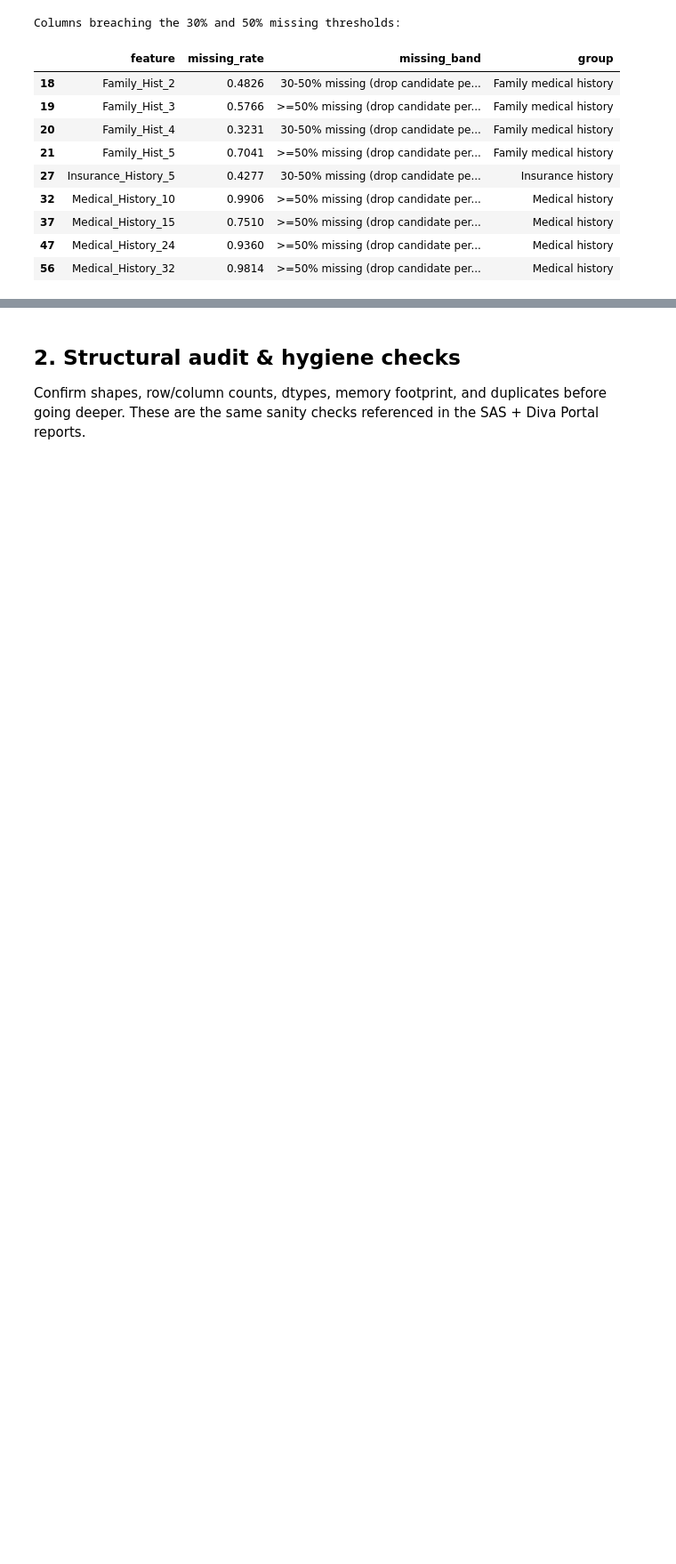
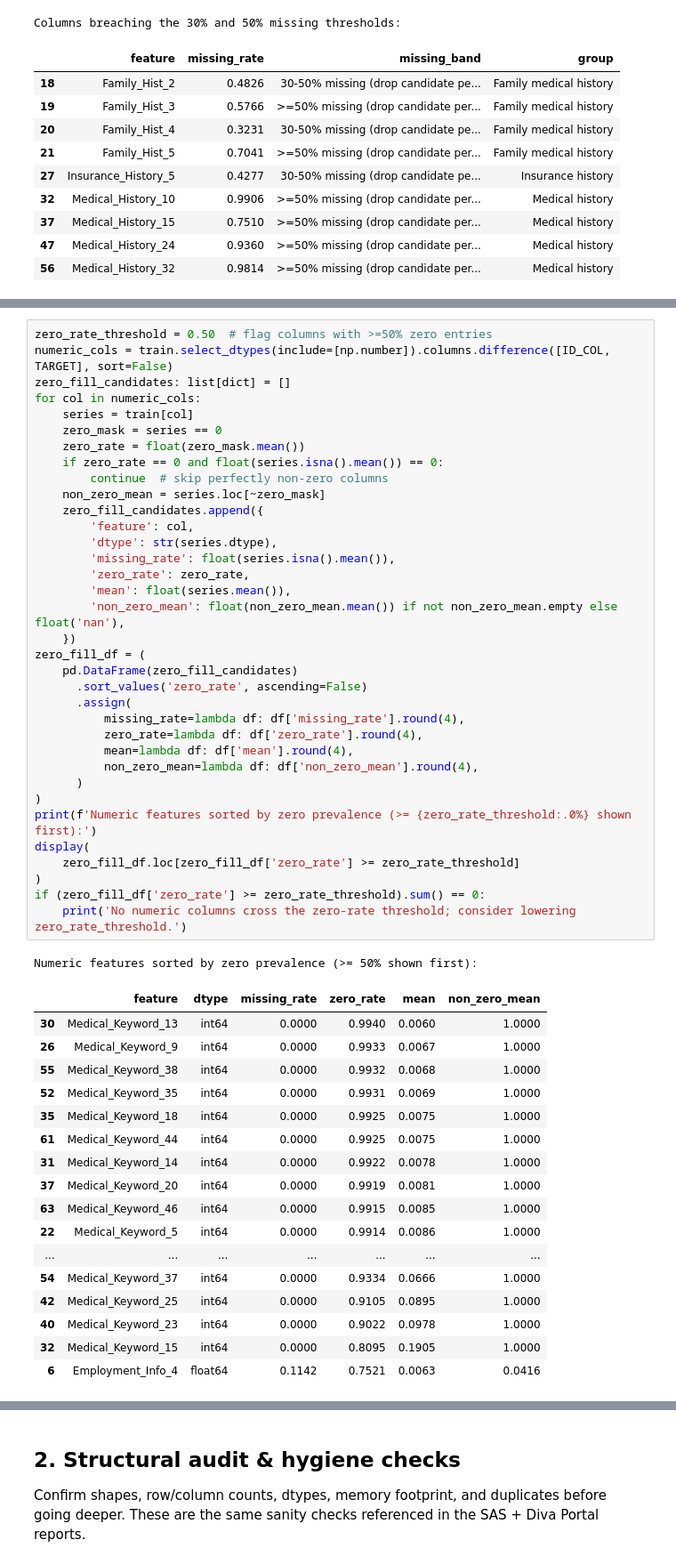
Before and after one commit to cyrilgabriele/DeepLearning, a Jupyter notebook: src/data/playground/data_insights.ipynb, the cells around one changed output, grey strips where cells are left out. Shown at 89% size. Drawn from its saved outputs; the diff is of its cells as text; blank space fills up the shorter version.

```diff
--- a/src/data/playground/data_insights.ipynb
+++ b/src/data/playground/data_insights.ipynb
@@ -203,0 +208,54 @@ Columns breaching the 30% and 50% missing thresholds:
+# %%
+zero_rate_threshold = 0.50  # flag columns with >=50% zero entries
+numeric_cols = train.select_dtypes(include=[np.number]).columns.difference([ID_COL, TARGET], sort=False)
+zero_fill_candidates: list[dict] = []
+for col in numeric_cols:
+    series = train[col]
+    zero_mask = series == 0
+    zero_rate = float(zero_mask.mean())
+    if zero_rate == 0 and float(series.isna().mean()) == 0:
+        continue  # skip perfectly non-zero columns
+    non_zero_mean = series.loc[~zero_mask]
+    zero_fill_candidates.append({
+        'feature': col,
+        'dtype': str(series.dtype),
+        'missing_rate': float(series.isna().mean()),
+        'zero_rate': zero_rate,
+        'mean': float(series.mean()),
+        'non_zero_mean': float(non_zero_mean.mean()) if not non_zero_mean.empty else float('nan'),
+    })
+zero_fill_df = (
+    pd.DataFrame(zero_fill_candidates)
+      .sort_values('zero_rate', ascending=False)
+      .assign(
+          missing_rate=lambda df: df['missing_rate'].round(4),
+          zero_rate=lambda df: df['zero_rate'].round(4),
+          mean=lambda df: df['mean'].round(4),
+          non_zero_mean=lambda df: df['non_zero_mean'].round(4),
+      )
+)
+print(f'Numeric features sorted by zero prevalence (>= {zero_rate_threshold:.0%} shown first):')
+display(
+    zero_fill_df.loc[zero_fill_df['zero_rate'] >= zero_rate_threshold]
+)
+if (zero_fill_df['zero_rate'] >= zero_rate_threshold).sum() == 0:
+    print('No numeric columns cross the zero-rate threshold; consider lowering zero_rate_threshold.')
+# %% [output]
+Numeric features sorted by zero prevalence (>= 50% shown first):
+|  | feature | dtype | missing_rate | zero_rate | mean | non_zero_mean |
+| 30 | Medical_Keyword_13 | int64 | 0.0000 | 0.9940 | 0.0060 | 1.0000 |
+| 26 | Medical_Keyword_9 | int64 | 0.0000 | 0.9933 | 0.0067 | 1.0000 |
+| 55 | Medical_Keyword_38 | int64 | 0.0000 | 0.9932 | 0.0068 | 1.0000 |
+| 52 | Medical_Keyword_35 | int64 | 0.0000 | 0.9931 | 0.0069 | 1.0000 |
+| 35 | Medical_Keyword_18 | int64 | 0.0000 | 0.9925 | 0.0075 | 1.0000 |
+| 61 | Medical_Keyword_44 | int64 | 0.0000 | 0.9925 | 0.0075 | 1.0000 |
+| 31 | Medical_Keyword_14 | int64 | 0.0000 | 0.9922 | 0.0078 | 1.0000 |
+| 37 | Medical_Keyword_20 | int64 | 0.0000 | 0.9919 | 0.0081 | 1.0000 |
+| 63 | Medical_Keyword_46 | int64 | 0.0000 | 0.9915 | 0.0085 | 1.0000 |
+| 22 | Medical_Keyword_5 | int64 | 0.0000 | 0.9914 | 0.0086 | 1.0000 |
+| ... | ... | ... | ... | ... | ... | ... |
+| 54 | Medical_Keyword_37 | int64 | 0.0000 | 0.9334 | 0.0666 | 1.0000 |
+| 42 | Medical_Keyword_25 | int64 | 0.0000 | 0.9105 | 0.0895 | 1.0000 |
+| 40 | Medical_Keyword_23 | int64 | 0.0000 | 0.9022 | 0.0978 | 1.0000 |
+| 32 | Medical_Keyword_15 | int64 | 0.0000 | 0.8095 | 0.1905 | 1.0000 |
+| 6 | Employment_Info_4 | float64 | 0.1142 | 0.7521 | 0.0063 | 0.0416 |
```
Also changed, not shown: parts of 6 cells of this notebook.
